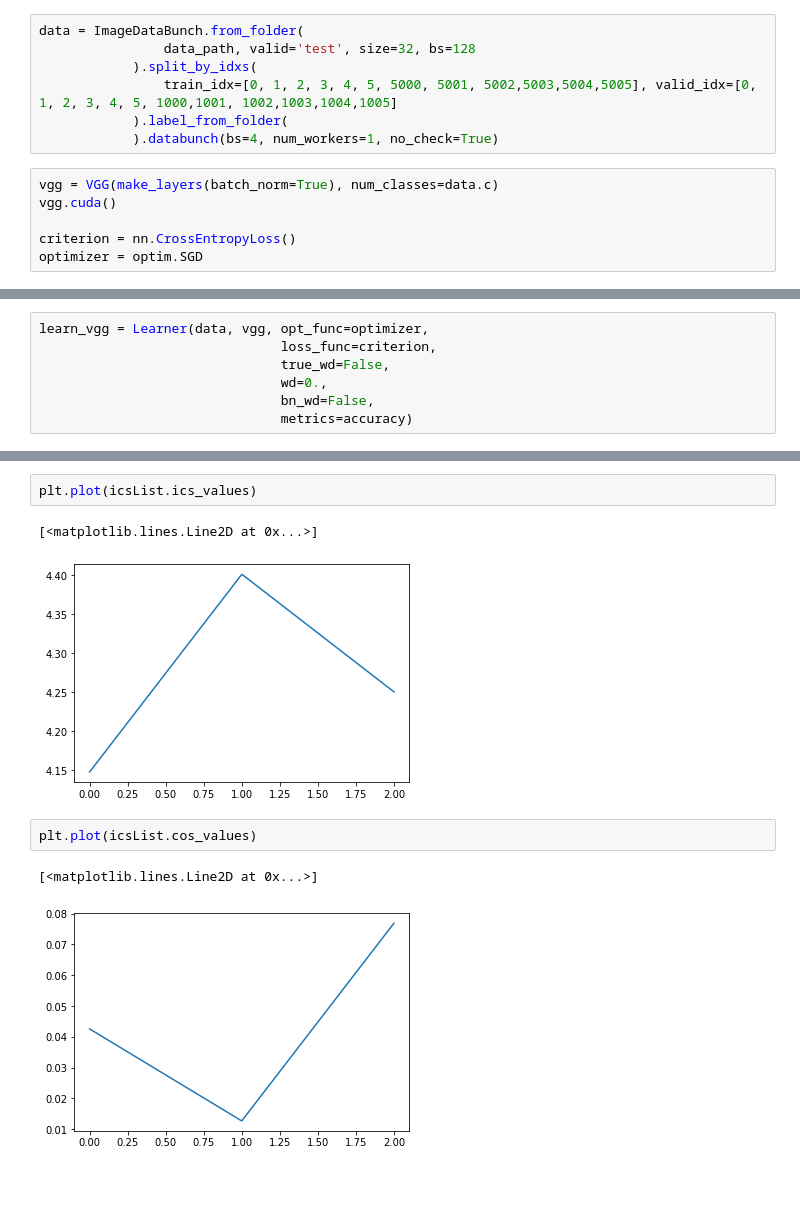
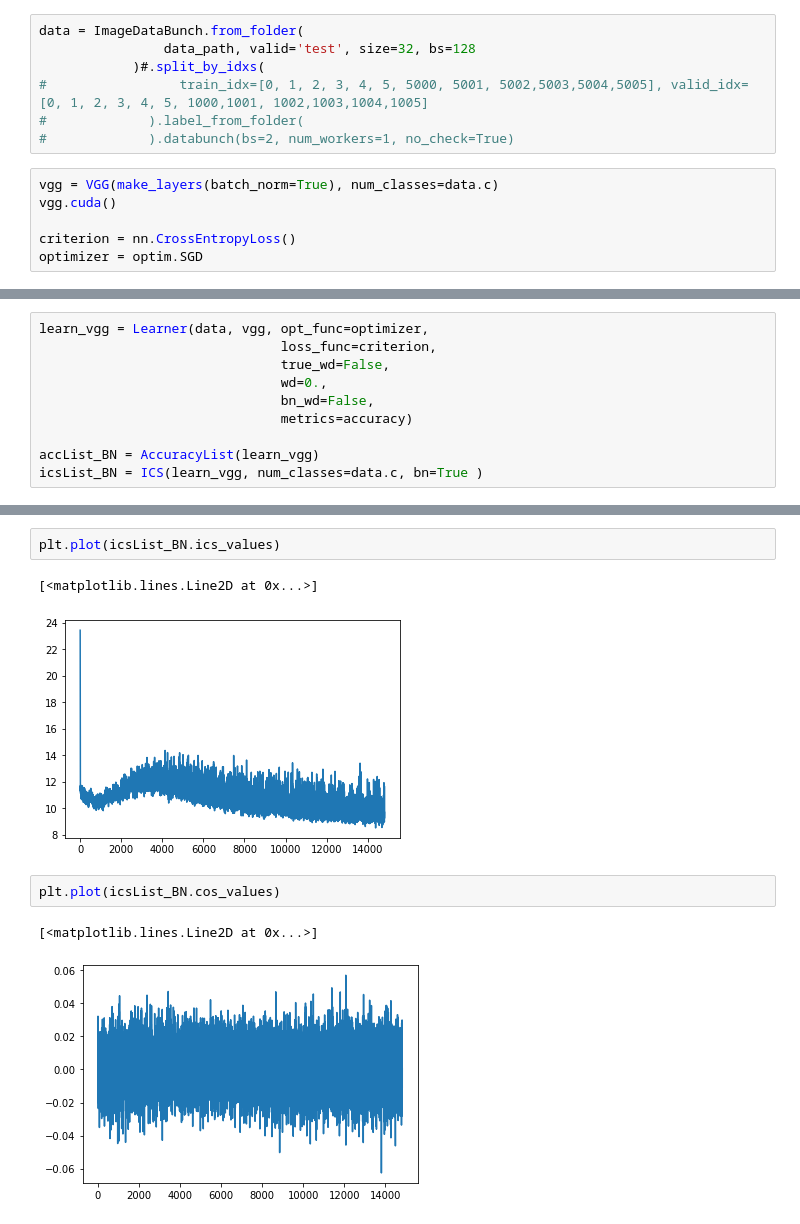
Before and after one commit to mameli/Test_batch_norm_paper, a Jupyter notebook: batch_norm.ipynb, the cells around one changed output, grey strips where cells are left out. Cells and saved outputs as stored; diff of their text form; blank space fills up the shorter version.

```diff
--- a/batch_norm.ipynb
+++ b/batch_norm.ipynb
@@ -19,10 +19,10 @@ data_path.ls()
 # %%
 data = ImageDataBunch.from_folder(
                 data_path, valid='test', size=32, bs=128
-            ).split_by_idxs(
-                train_idx=[0, 1, 2, 3, 4, 5, 5000, 5001, 5002,5003,5004,5005], valid_idx=[0, 1, 2, 3, 4, 5, 1000,1001, 1002,1003,1004,1005]
-            ).label_from_folder(
-            ).databunch(bs=4, num_workers=1, no_check=True)
+            )#.split_by_idxs(
+#                 train_idx=[0, 1, 2, 3, 4, 5, 5000, 5001, 5002,5003,5004,5005], valid_idx=[0, 1, 2, 3, 4, 5, 1000,1001, 1002,1003,1004,1005]
+#             ).label_from_folder(
+#             ).databunch(bs=2, num_workers=1, no_check=True)
 # %%
 vgg = VGG(make_layers(batch_norm=True), num_classes=data.c)
 vgg.cuda()
@@ -40,3 +36,6 @@ learn_vgg = Learner(data, vgg, opt_func=optimizer,
                                wd=0.,
                                bn_wd=False,
                                metrics=accuracy)
+
+accList_BN = AccuracyList(learn_vgg)
+icsList_BN = ICS(learn_vgg, num_classes=data.c, bn=True )
@@ -57,10 +64,10 @@ plt.plot(accList.accs)
 # %%
-plt.plot(icsList.ics_values)
+plt.plot(icsList_BN.ics_values)
 # %% [output]
 [<matplotlib.lines.Line2D at 0x...>]
-[figure, old version]
+[figure, new version]
 # %%
-plt.plot(icsList.cos_values)
+plt.plot(icsList_BN.cos_values)
 # %% [output]
 [<matplotlib.lines.Line2D at 0x...>]
-[figure, old version]
+[figure, new version]
```
Also changed, not shown: parts of 12 cells of this notebook, 9 other files.
